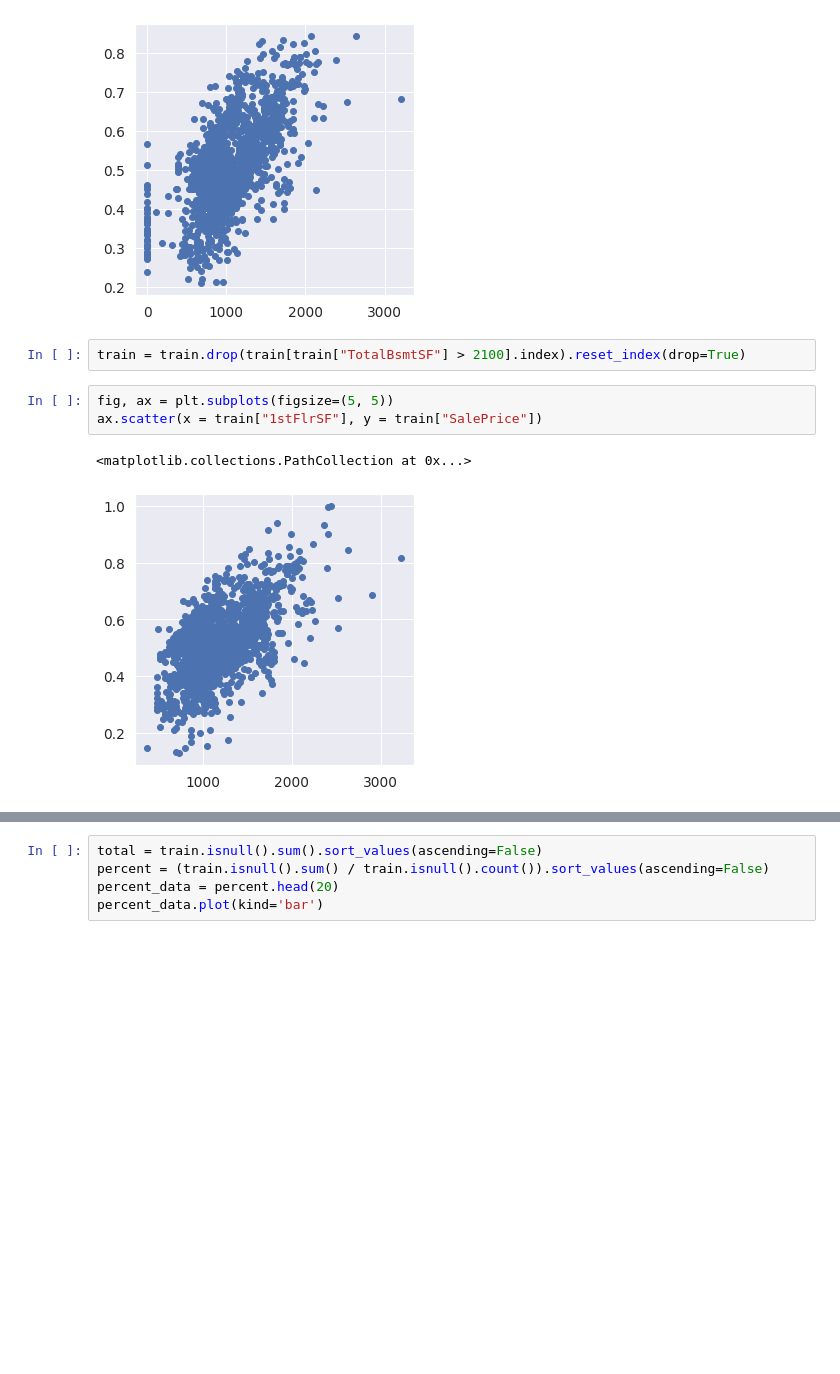
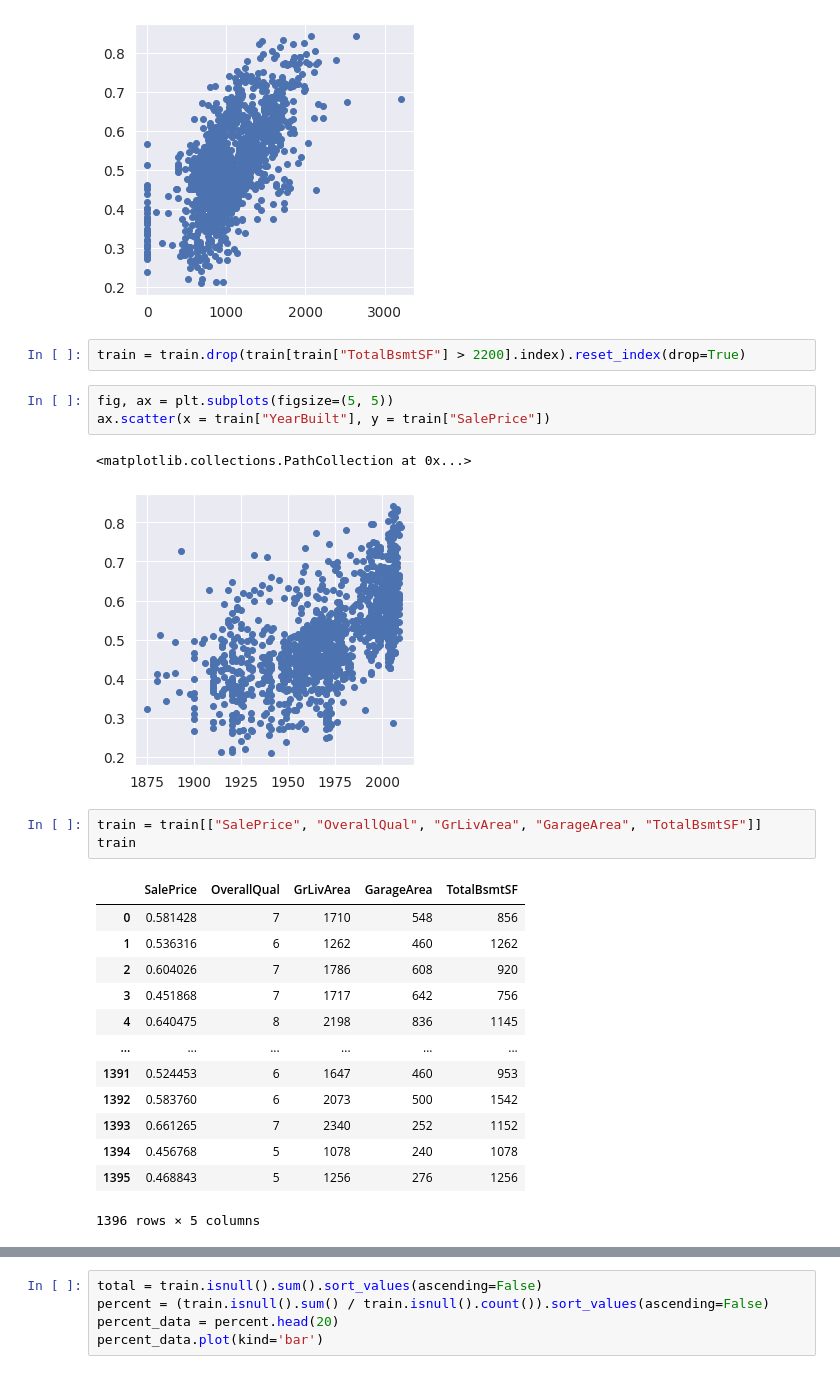
Before and after one commit to Krukrukruzhka/Houses, a Jupyter notebook: Lambda.ipynb, the cells around one changed output, grey strips where cells are left out. Cells and saved outputs as stored; diff of their text form; blank space fills up the shorter version.

```diff
--- a/Lambda.ipynb
+++ b/Lambda.ipynb
@@ -230,11 +250,28 @@ ax.scatter(x = train["TotalBsmtSF"], y = train["SalePrice"])
 # %% [output]
 <matplotlib.collections.PathCollection at 0x...>
 [figure]
-# %%
-train = train.drop(train[train["TotalBsmtSF"] > 2100].index).reset_index(drop=True)
+# %%
+train = train.drop(train[train["TotalBsmtSF"] > 2200].index).reset_index(drop=True)
+# %%
+fig, ax = plt.subplots(figsize=(5, 5))
+ax.scatter(x = train["YearBuilt"], y = train["SalePrice"])
+# %% [output]
+<matplotlib.collections.PathCollection at 0x...>
+[figure, added]
 # %%
-fig, ax = plt.subplots(figsize=(5, 5))
-ax.scatter(x = train["1stFlrSF"], y = train["SalePrice"])
+train = train[["SalePrice", "OverallQual", "GrLivArea", "GarageArea", "TotalBsmtSF"]]
+train
 # %% [output]
+|  | SalePrice | OverallQual | GrLivArea | GarageArea | TotalBsmtSF |
+| 0 | 0.581428 | 7 | 1710 | 548 | 856 |
+| 1 | 0.536316 | 6 | 1262 | 460 | 1262 |
+| 2 | 0.604026 | 7 | 1786 | 608 | 920 |
+| 3 | 0.451868 | 7 | 1717 | 642 | 756 |
+| 4 | 0.640475 | 8 | 2198 | 836 | 1145 |
+| ... | ... | ... | ... | ... | ... |
+| 1391 | 0.524453 | 6 | 1647 | 460 | 953 |
+| 1392 | 0.583760 | 6 | 2073 | 500 | 1542 |
+| 1393 | 0.661265 | 7 | 2340 | 252 | 1152 |
+| 1394 | 0.456768 | 5 | 1078 | 240 | 1078 |
+| 1395 | 0.468843 | 5 | 1256 | 276 | 1256 |
-<matplotlib.collections.PathCollection at 0x...>
+1396 rows × 5 columns
-[figure, removed]
```
Also changed, not shown: parts of 12 cells of this notebook.
